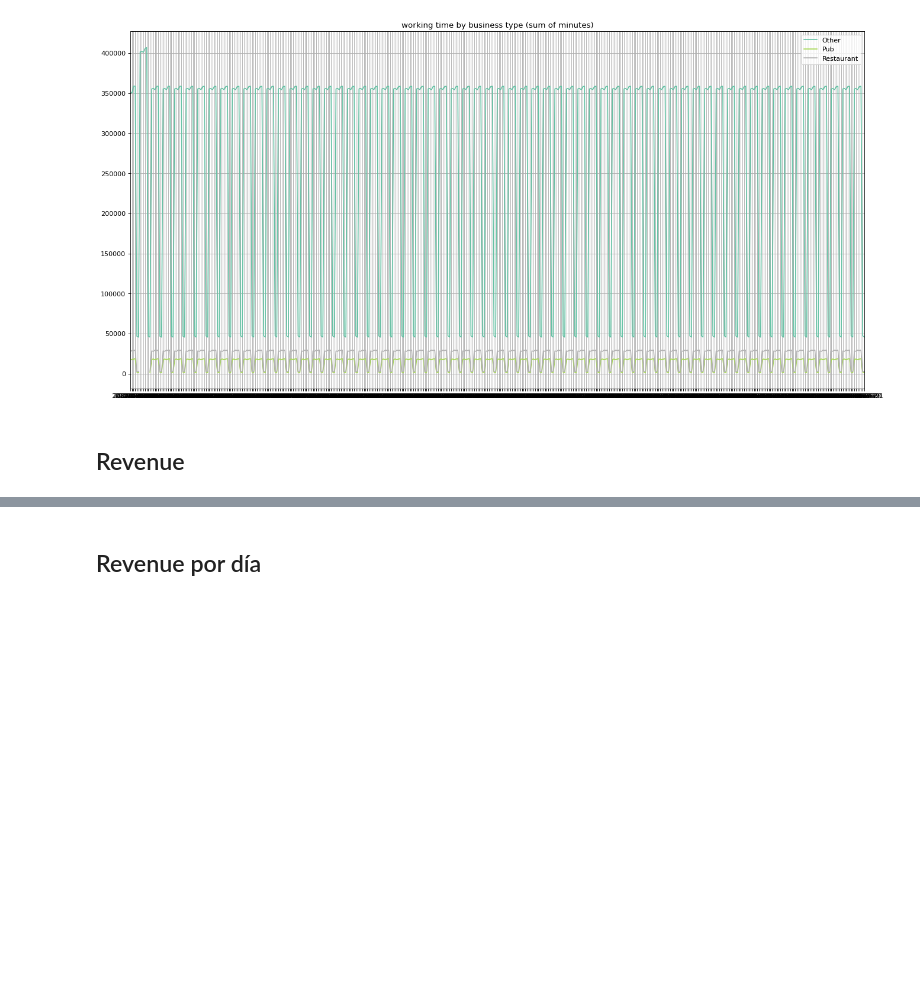
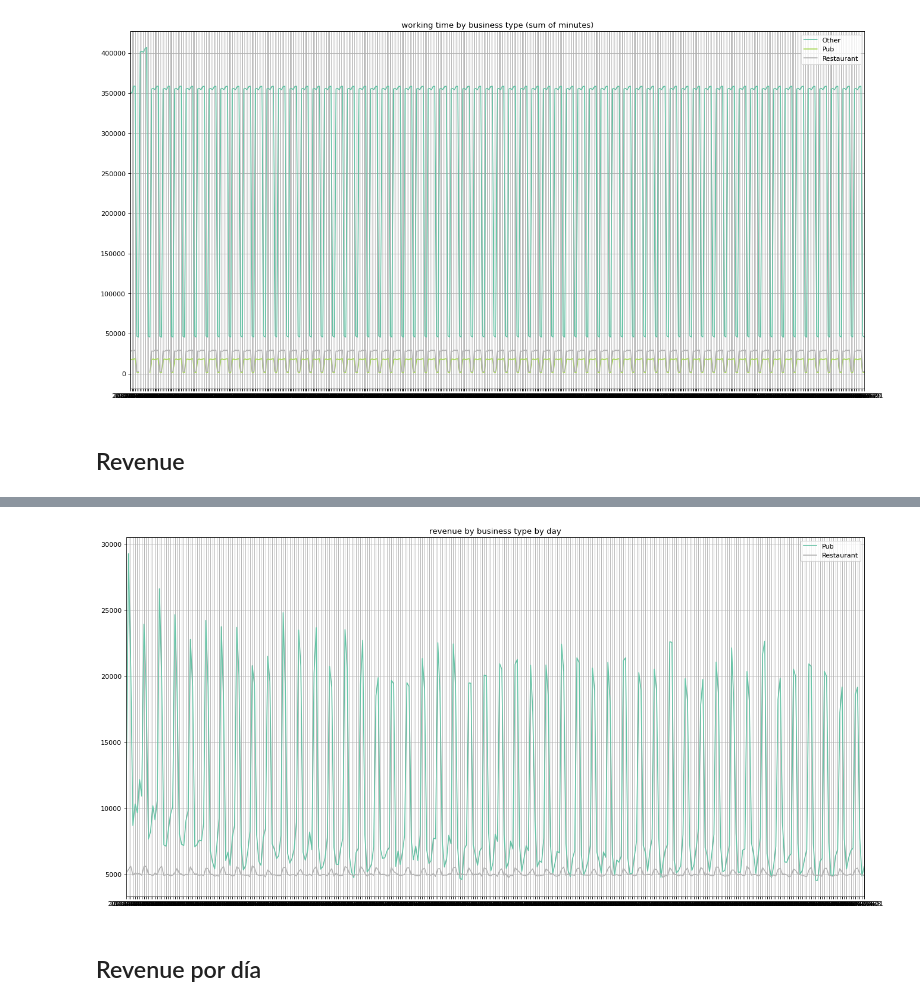
Before and after one commit to blukitas/Viz_2022_Grupo_4, a Jupyter notebook: docker/Notebooks/13.tp.ipynb, the cells around one changed output, grey strips where cells are left out. Drawn from its saved outputs; the diff is of its cells as text; code cells hidden in the pictures; blank space fills up the shorter version.

Commit message:
Revenue por dia y por business type

```diff
--- a/docker/Notebooks/13.tp.ipynb
+++ b/docker/Notebooks/13.tp.ipynb
@@ -252,3 +255,19 @@ plt.show()
 [figure]
 # %% [markdown]
 ## Revenue
+# %%
+SQL = """select
+                dt,
+                venuetype,
+                sum(revenue) revenue
+            from vo_business_revenues
+            where dt::date >= '20220401' and dt::date <= '20230301'
+            group by dt, venuetype
+            order by dt, venuetype;
+  """
+df = pd.read_sql(SQL, engine)
+# %%
+df = df.pivot(
+    index="venuetype", columns="dt", values="revenue"
+).reset_index()
+df.head(5)
@@ -255,2 +280,15 @@ plt.show()
+# %%
+from pandas.plotting import parallel_coordinates
+
+fig, ax = plt.subplots(figsize=(20, 10), dpi=80)
+# Turns off grid on the left Axis.
+ax.grid(False)
+parallel_coordinates(
+    df[df['venuetype'] != 'apartment'], "venuetype", colormap=plt.get_cmap("Set2"), ax=ax, axvlines=False
+)
+ax.set_title("revenue by business type by day")
+plt.show()
+# %% [output]
+[figure, added]
 # %% [markdown]
 ## Revenue por día
```
Also changed, not shown: parts of 6 cells of this notebook, 5 other files.
